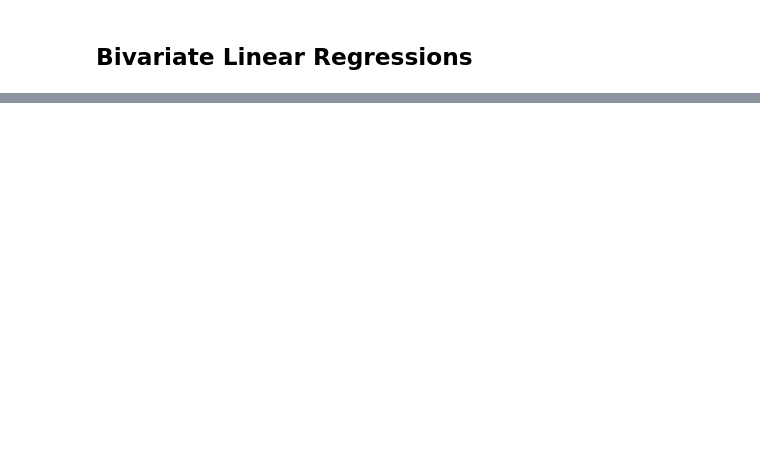
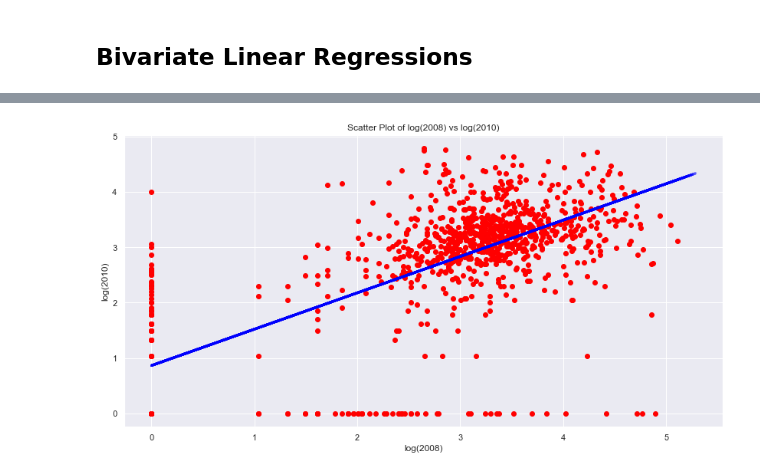
Before and after one commit to deniztokmakoglu/CAPP30254_Project, a Jupyter notebook: Linear Regression/Linear Regression.ipynb, the cells around one changed output, grey strips where cells are left out. Cells and saved outputs as stored; diff of their text form; code cells hidden in the pictures; blank space fills up the shorter version.

```diff
--- a/Linear Regression/Linear Regression.ipynb
+++ b/Linear Regression/Linear Regression.ipynb
@@ -143,0 +95,15 @@ metric
+# %%
+claims_s_2008 = claims.sample(round(len(claims)*0.001))
+# %%
+plt.figure(figsize=(14,7))
+x = claims_s_2008["log(reimb2008+1)"]
+x_test = test["log(reimb2008+1)"]
+y = claims_s_2008["log(reimb2010+1)"]
+plt.plot(x, y, '.', color='red', markersize=12)
+plt.plot(np.array(x_test), best_line_2008, color='blue', alpha=0.4, linewidth=3)
+plt.title("Scatter Plot of log(2008) vs log(2010)")
+plt.xlabel("log(2008)")
+plt.ylabel("log(2010)")
+plt.show()
+# %% [output]
+[figure, added]
```
Also changed, not shown: parts of 31 cells of this notebook, 2 other files.
